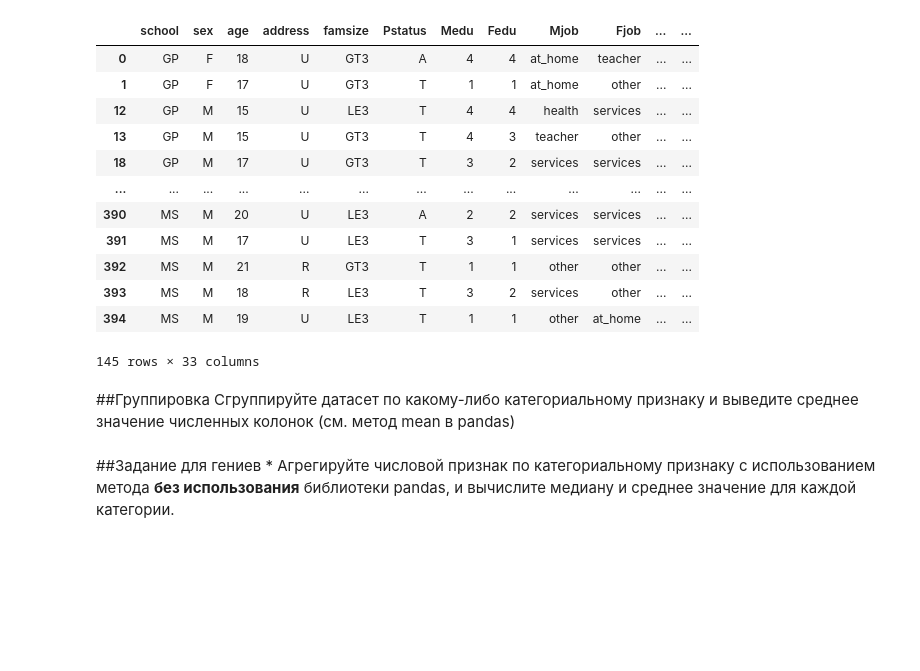
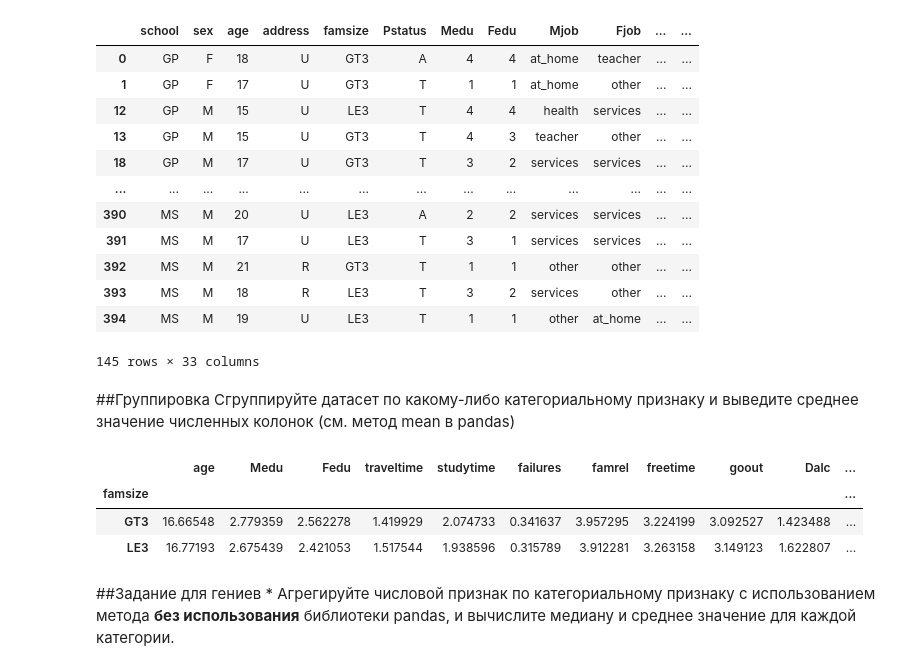
Before and after one commit to VeselieS/ML_BD, a Jupyter notebook: Задание_1.ipynb, the cells around one changed output. Cells and saved outputs as stored; diff of their text form; code cells hidden in the pictures; blank space fills up the shorter version.

```diff
--- a/Задание_1.ipynb
+++ b/Задание_1.ipynb
@@ -269,7 +269,12 @@ df[df['reason'] == 'course']
 Сгруппируйте датасет по какому-либо категориальному признаку и выведите среднее значение численных колонок (см. метод mean в pandas)
 # %%
 #Группировка
-df.groupby(["famsize"]).mean()
+df.groupby(["famsize"]).mean(numericArr)
+# %% [output]
+|  | age | Medu | Fedu | traveltime | studytime | failures | famrel | freetime | goout | Dalc | ... |
+| famsize |  |  |  |  |  |  |  |  |  |  | ... |
+| GT3 | 16.66548 | 2.779359 | 2.562278 | 1.419929 | 2.074733 | 0.341637 | 3.957295 | 3.224199 | 3.092527 | 1.423488 | ... |
+| LE3 | 16.77193 | 2.675439 | 2.421053 | 1.517544 | 1.938596 | 0.315789 | 3.912281 | 3.263158 | 3.149123 | 1.622807 | ... |
 # %% [markdown]
 ##Задание для гениев *
 Агрегируйте числовой признак по категориальному признаку с использованием метода **без использования** библиотеки pandas, и вычислите медиану и среднее значение для каждой категории.
```
